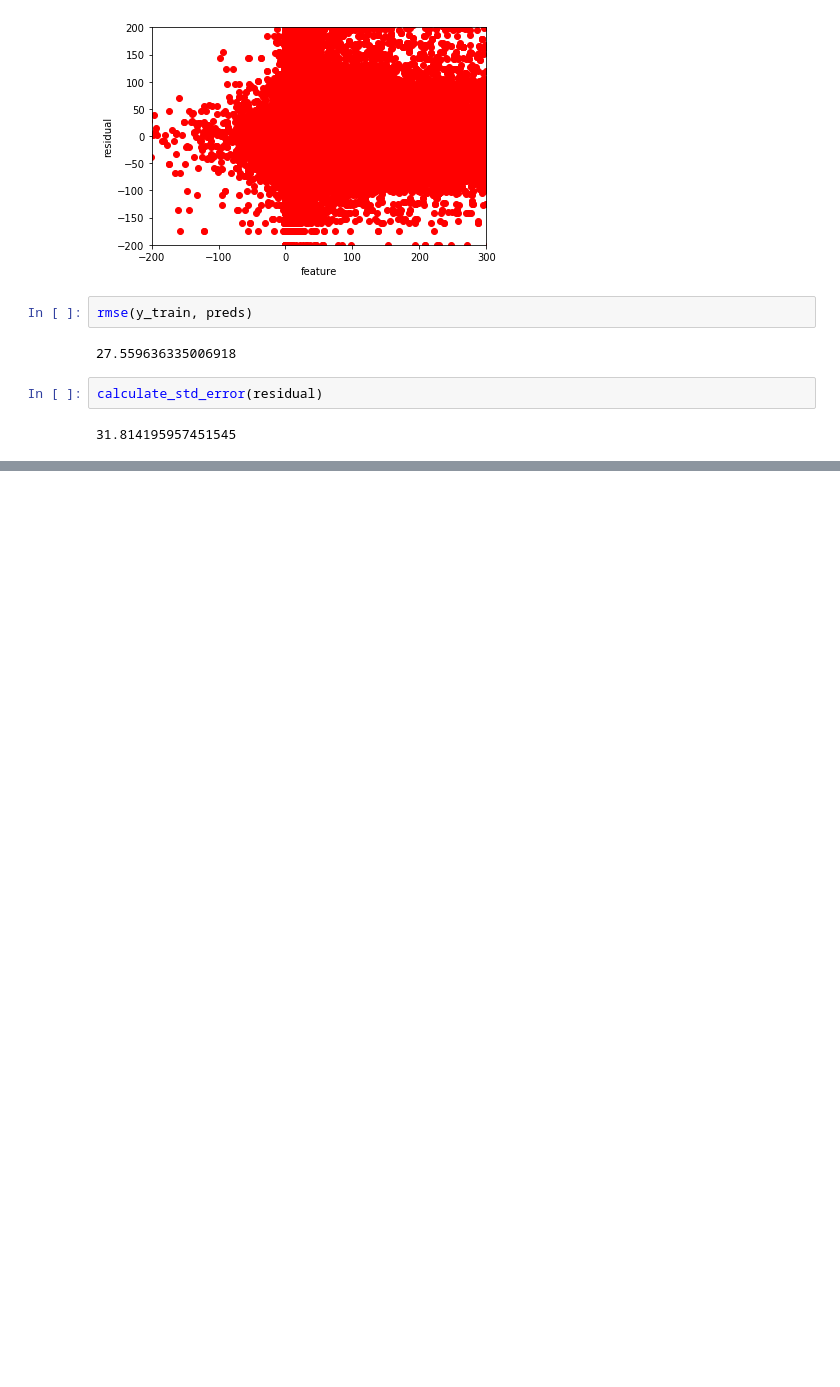
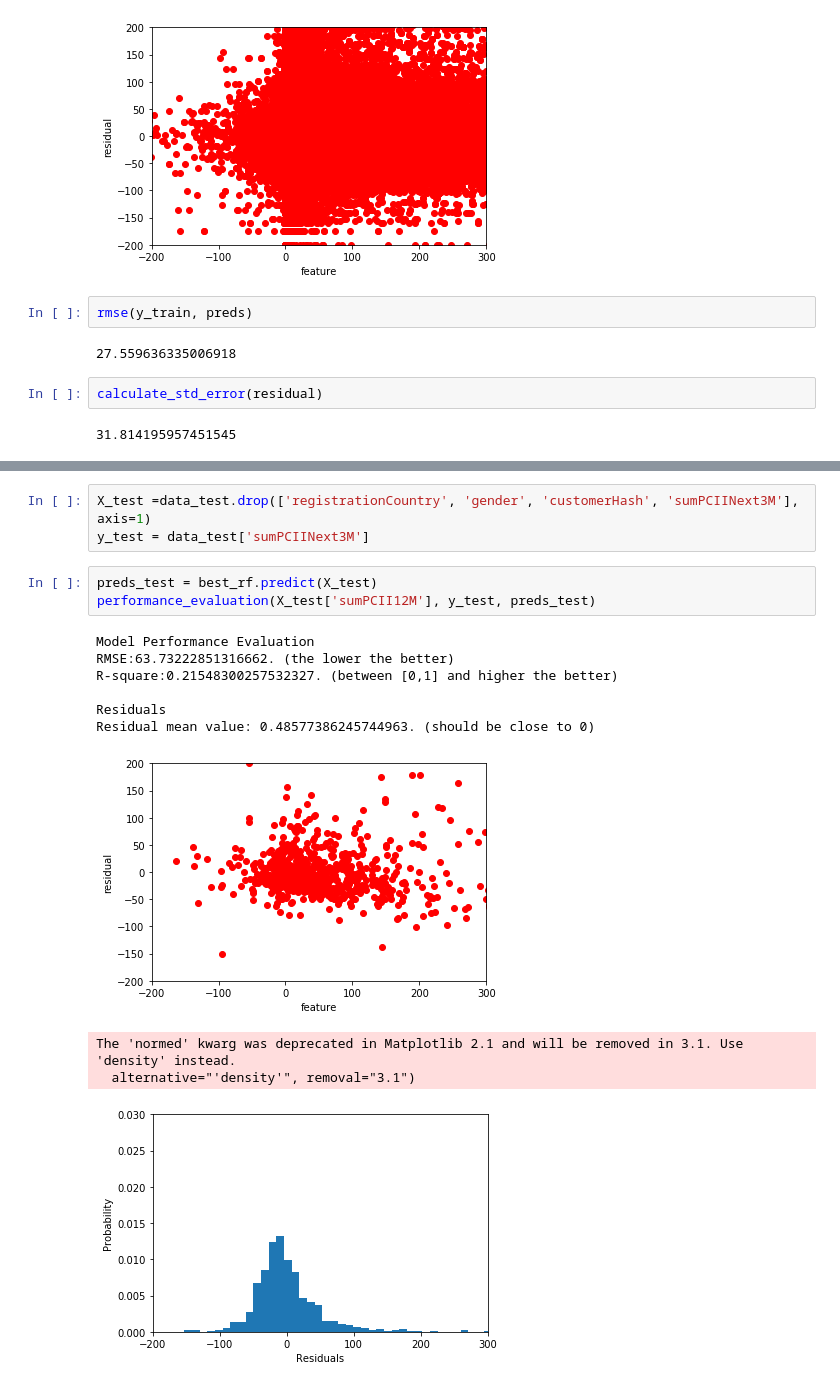
Before and after one commit to Zhenxingzhang/LearningRegression, a Jupyter notebook: CLV_Demo.ipynb, the cells around one changed output, grey strips where cells are left out. Cells and saved outputs as stored; diff of their text form; blank space fills up the shorter version.

```diff
--- a/CLV_Demo.ipynb
+++ b/CLV_Demo.ipynb
@@ -338,0 +423,17 @@ calculate_std_error(residual)
+# %%
+X_test =data_test.drop(['registrationCountry', 'gender', 'customerHash', 'sumPCIINext3M'], axis=1)
+y_test = data_test['sumPCIINext3M']
+# %%
+preds_test = best_rf.predict(X_test)
+performance_evaluation(X_test['sumPCII12M'], y_test, preds_test)
+# %% [output]
+Model Performance Evaluation
+RMSE:63.73222851316662. (the lower the better)
+R-square:0.21548300257532327. (between [0,1] and higher the better)
+
+Residuals
+Residual mean value: 0.48577386245744963. (should be close to 0)
+[figure, added]
+The 'normed' kwarg was deprecated in Matplotlib 2.1 and will be removed in 3.1. Use 'density' instead.
+  alternative="'density'", removal="3.1")
+[figure, added]
```
Also changed, not shown: parts of 10 cells of this notebook.
